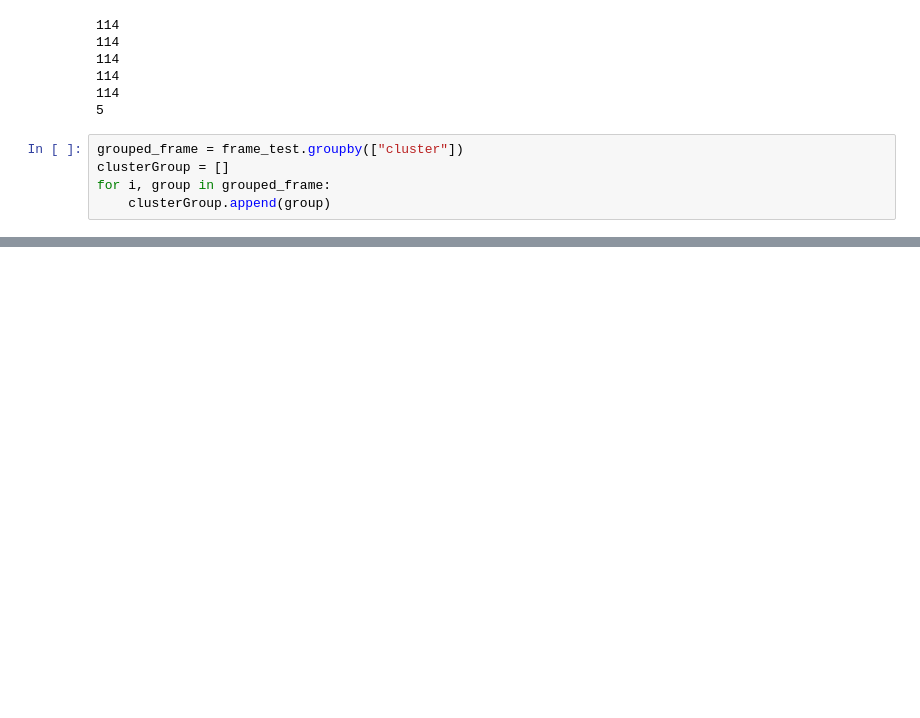
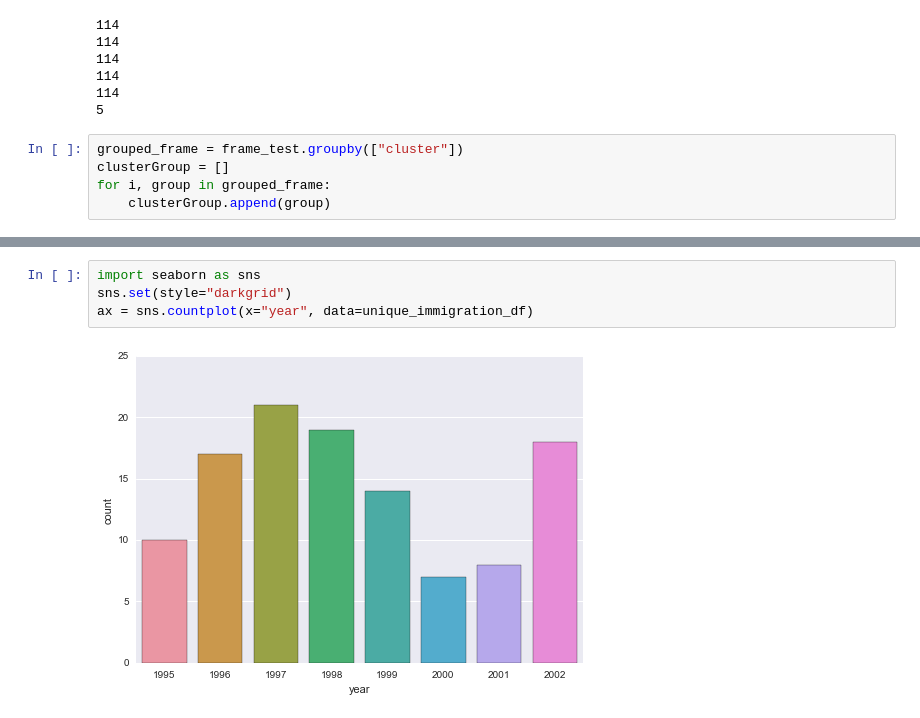
Before and after one commit to flymperopoulos/US-Immigration, a Jupyter notebook: word_clustering.ipynb, the cells around one changed output, grey strips where cells are left out. Saved outputs shown, nothing was run; the diff lists cells and outputs as text; blank space fills up the shorter version.

```diff
--- a/word_clustering.ipynb
+++ b/word_clustering.ipynb
@@ -178,0 +271,6 @@ Cluster 4 title: s908, hr1561, hr3259, s903, s936, s2312, s2334, hjres58, hr1757
+# %%
+import seaborn as sns
+sns.set(style="darkgrid")
+ax = sns.countplot(x="year", data=unique_immigration_df)
+# %% [output]
+[figure, added]
```
Also changed, not shown: parts of 7 cells of this notebook.
